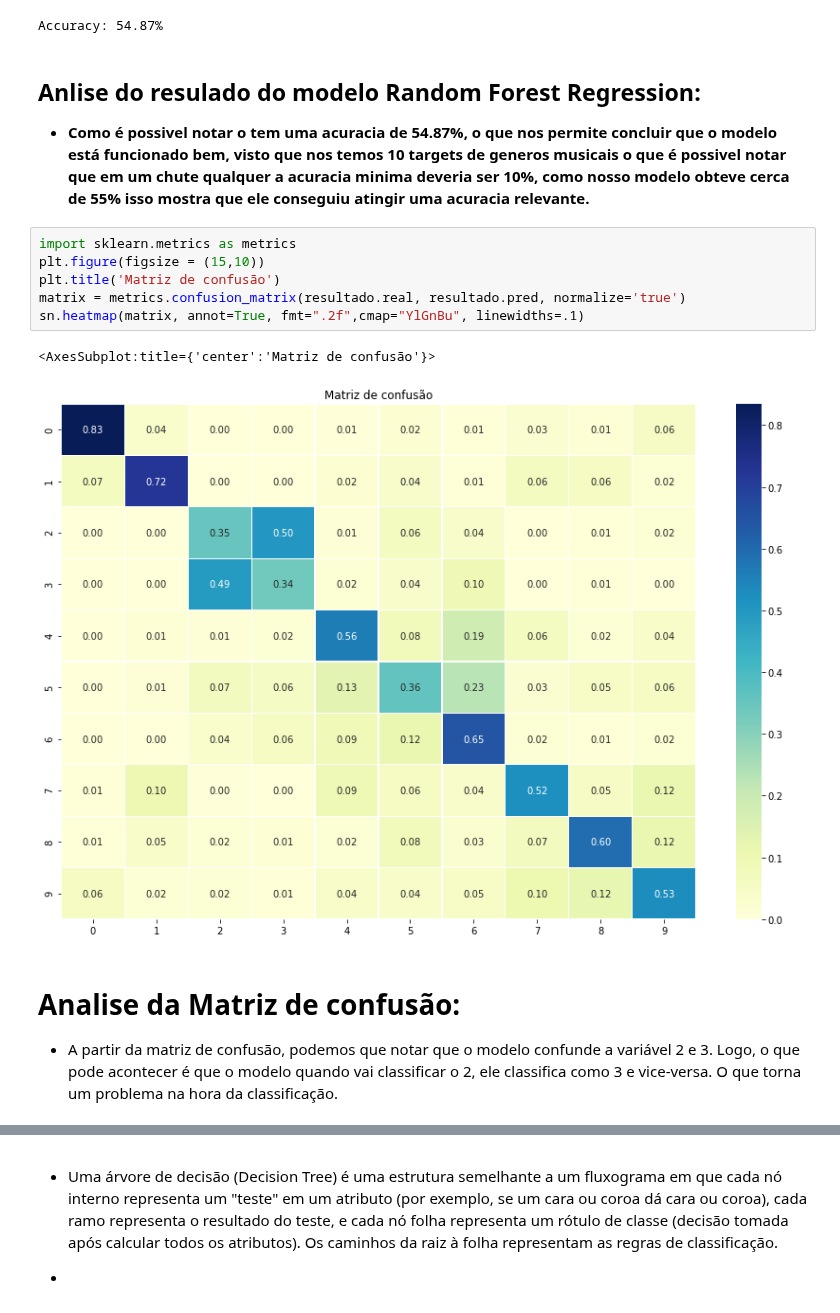
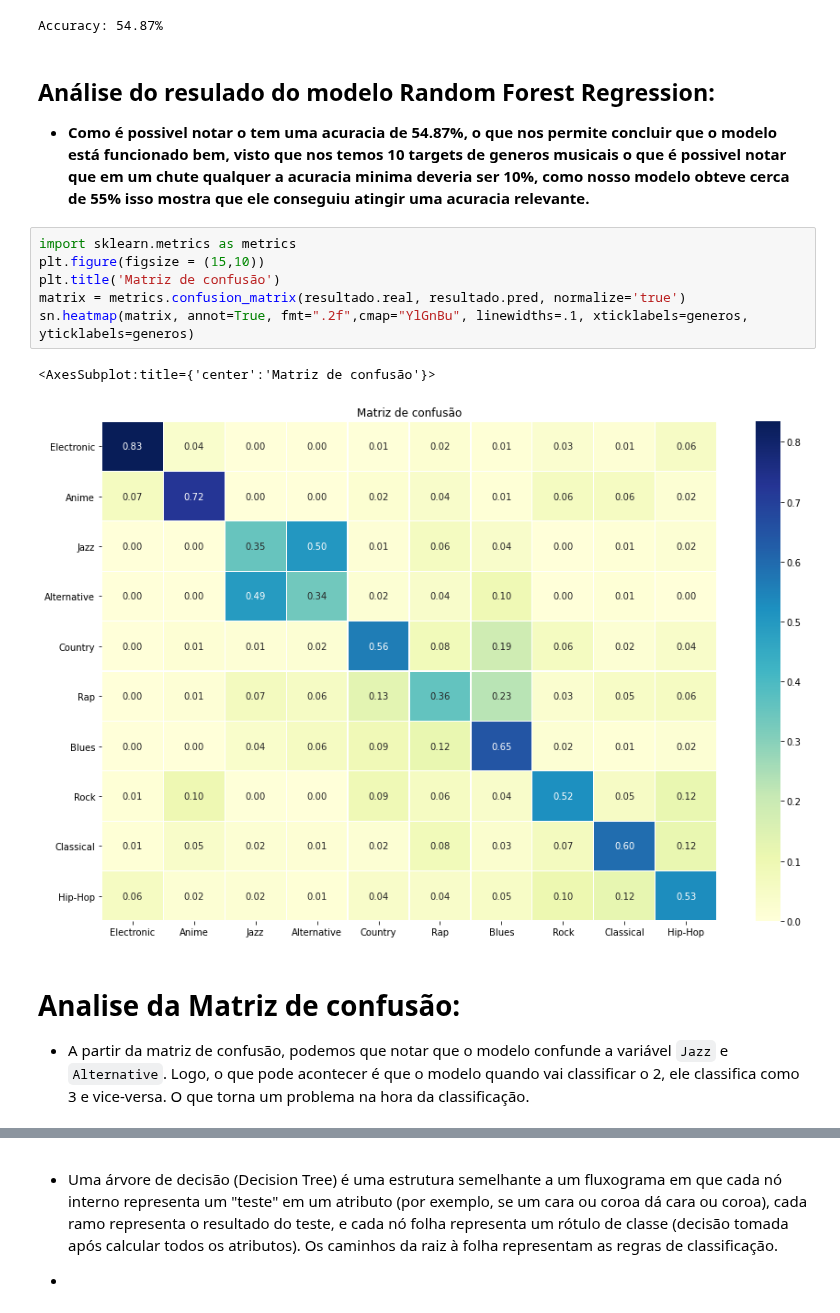
Before and after one commit to Gabriela321733/Projeto_2_Cdados, a Jupyter notebook: dados.ipynb, the cells around one changed output, grey strips where cells are left out. Drawn from its saved outputs; the diff is of its cells as text.

```diff
--- a/dados.ipynb
+++ b/dados.ipynb
@@ -452,20 +452,20 @@ print("Accuracy: {:.2f}%".format(accuracy_score(resultado.real, resultado.pred)*
 # %% [output]
 Accuracy: 54.87%
 # %% [markdown]
-## Anlise do resulado do modelo Random Forest Regression:
+## Análise do resulado do modelo Random Forest Regression:
 - **Como é possivel notar o tem uma acuracia de 54.87%, o que nos permite concluir que o modelo está funcionado bem, visto que nos temos 10 targets de generos musicais o que é possivel notar que em um chute qualquer a acuracia minima deveria ser 10%, como nosso modelo obteve cerca de 55% isso mostra que ele conseguiu atingir uma acuracia relevante.**
 # %%
 import sklearn.metrics as metrics
 plt.figure(figsize = (15,10))
 plt.title('Matriz de confusão')
 matrix = metrics.confusion_matrix(resultado.real, resultado.pred, normalize='true')
-sn.heatmap(matrix, annot=True, fmt=".2f",cmap="YlGnBu", linewidths=.1)
+sn.heatmap(matrix, annot=True, fmt=".2f",cmap="YlGnBu", linewidths=.1, xticklabels=generos, yticklabels=generos)
 # %% [output]
 <AxesSubplot:title={'center':'Matriz de confusão'}>
-[figure, old version]
+[figure, new version]
 # %% [markdown]
 # Analise da Matriz de confusão:
-- A partir da matriz de confusão, podemos que notar que o modelo confunde a variável 2 e 3. Logo, o que pode acontecer é que o modelo quando vai classificar o 2, ele classifica como 3 e vice-versa. O que torna um problema na hora da classificação.
+- A partir da matriz de confusão, podemos que notar que o modelo confunde a variável `Jazz`  e   `Alternative`. Logo, o que pode acontecer é que o modelo quando vai classificar o 2, ele classifica como 3 e vice-versa. O que torna um problema na hora da classificação.
 # %% [markdown]
 ----
 # **Segundo Modelo:** Decision Tree
```
Also changed, not shown: parts of 3 cells of this notebook.
